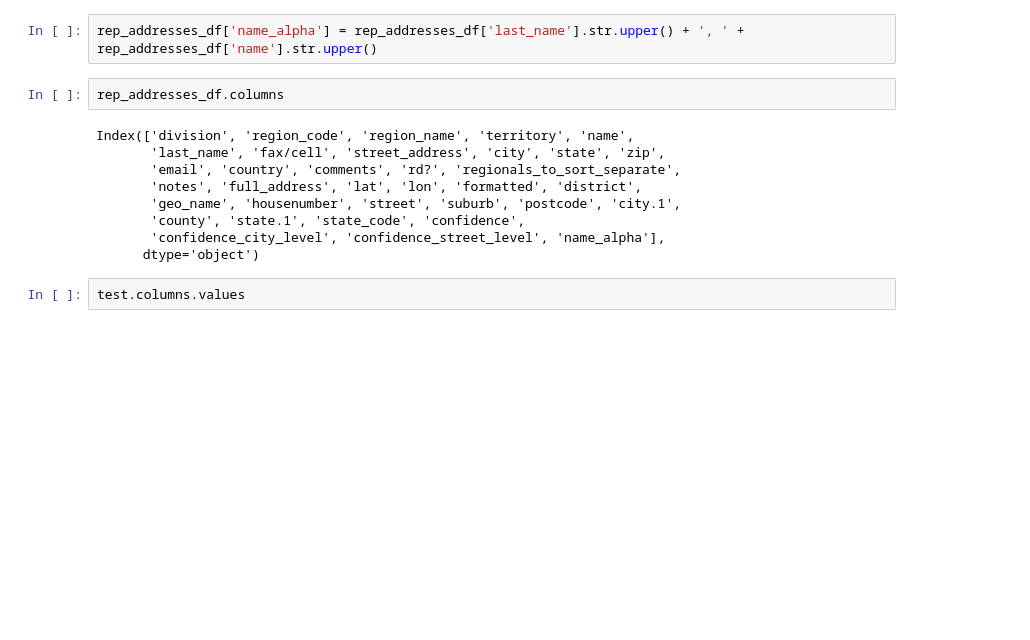
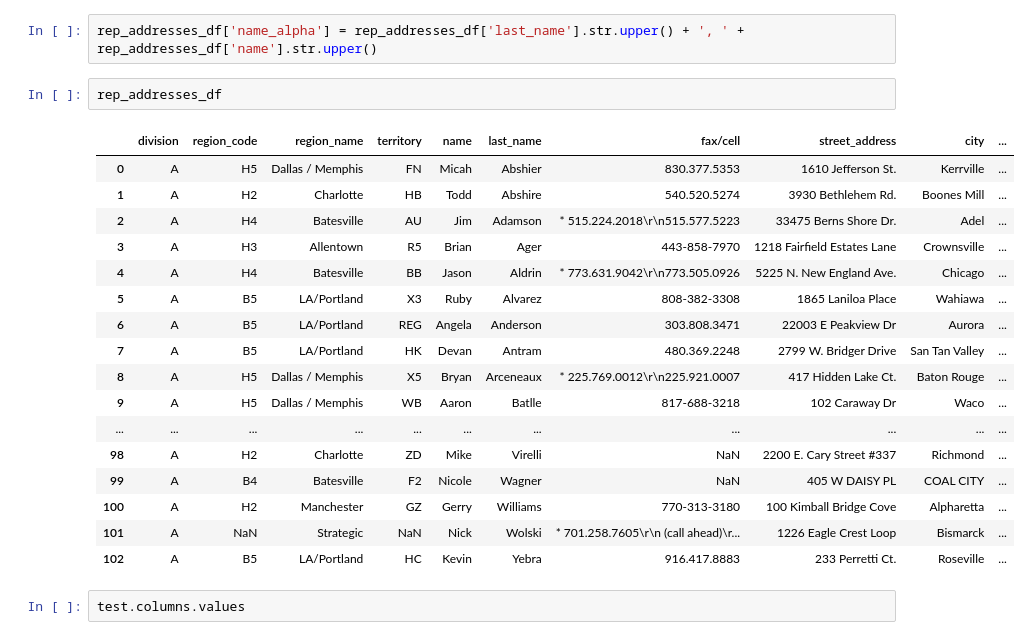
Before and after one commit to ssv-gh/salesforce-effectiveness, a Jupyter notebook: py/join-live-edw-with-scm.ipynb, the cells around one changed output. Cells and saved outputs as stored; diff of their text form; blank space fills up the shorter version.

```diff
--- a/py/join-live-edw-with-scm.ipynb
+++ b/py/join-live-edw-with-scm.ipynb
@@ -147,16 +147,25 @@ rep_addresses_df = pd.read_csv('../data/processed/rep-addresses-geocoded-cleaned
 # %%
 rep_addresses_df['name_alpha'] = rep_addresses_df['last_name'].str.upper() + ', ' + rep_addresses_df['name'].str.upper()
 # %%
-rep_addresses_df.columns
+rep_addresses_df
 # %% [output]
-Index(['division', 'region_code', 'region_name', 'territory', 'name',
-       'last_name', 'fax/cell', 'street_address', 'city', 'state', 'zip',
-       'email', 'country', 'comments', 'rd?', 'regionals_to_sort_separate',
-       'notes', 'full_address', 'lat', 'lon', 'formatted', 'district',
-       'geo_name', 'housenumber', 'street', 'suburb', 'postcode', 'city.1',
-       'county', 'state.1', 'state_code', 'confidence',
-       'confidence_city_level', 'confidence_street_level', 'name_alpha'],
-      dtype='object')
+|  | division | region_code | region_name | territory | name | last_name | fax/cell | street_address | city | ... |
+| 0 | A | H5 | Dallas / Memphis | FN | Micah | Abshier | 830.377.5353 | 1610 Jefferson St. | Kerrville | ... |
+| 1 | A | H2 | Charlotte | HB | Todd | Abshire | 540.520.5274 | 3930 Bethlehem Rd. | Boones Mill | ... |
+| 2 | A | H4 | Batesville | AU | Jim | Adamson | * 515.224.2018\r\n515.577.5223 | 33475 Berns Shore Dr. | Adel | ... |
+| 3 | A | H3 | Allentown | R5 | Brian | Ager | 443-858-7970 | 1218 Fairfield Estates Lane | Crownsville | ... |
+| 4 | A | H4 | Batesville | BB | Jason | Aldrin | * 773.631.9042\r\n773.505.0926 | 5225 N. New England Ave. | Chicago | ... |
+| 5 | A | B5 | LA/Portland | X3 | Ruby | Alvarez | 808-382-3308 | 1865 Laniloa Place | Wahiawa | ... |
+| 6 | A | B5 | LA/Portland | REG | Angela | Anderson | 303.808.3471 | 22003 E Peakview Dr | Aurora | ... |
+| 7 | A | B5 | LA/Portland | HK | Devan | Antram | 480.369.2248 | 2799 W. Bridger Drive | San Tan Valley | ... |
+| 8 | A | H5 | Dallas / Memphis | X5 | Bryan | Arceneaux | * 225.769.0012\r\n225.921.0007 | 417 Hidden Lake Ct. | Baton Rouge | ... |
+| 9 | A | H5 | Dallas / Memphis | WB | Aaron | Batlle | 817-688-3218 | 102 Caraway Dr | Waco | ... |
+| ... | ... | ... | ... | ... | ... | ... | ... | ... | ... | ... |
+| 98 | A | H2 | Charlotte | ZD | Mike | Virelli | NaN | 2200 E. Cary Street #337 | Richmond | ... |
+| 99 | A | B4 | Batesville | F2 | Nicole | Wagner | NaN | 405 W DAISY PL | COAL CITY | ... |
+| 100 | A | H2 | Manchester | GZ | Gerry | Williams | 770-313-3180 | 100 Kimball Bridge Cove | Alpharetta | ... |
+| 101 | A | NaN | Strategic | NaN | Nick | Wolski | * 701.258.7605\r\n (call ahead)\r... | 1226 Eagle Crest Loop | Bismarck | ... |
+| 102 | A | B5 | LA/Portland | HC | Kevin | Yebra | 916.417.8883 | 233 Perretti Ct. | Roseville | ... |
 # %%
 test.columns.values
 # %% [output]
```
Also changed, not shown: parts of 20 cells of this notebook, 1 other file.
